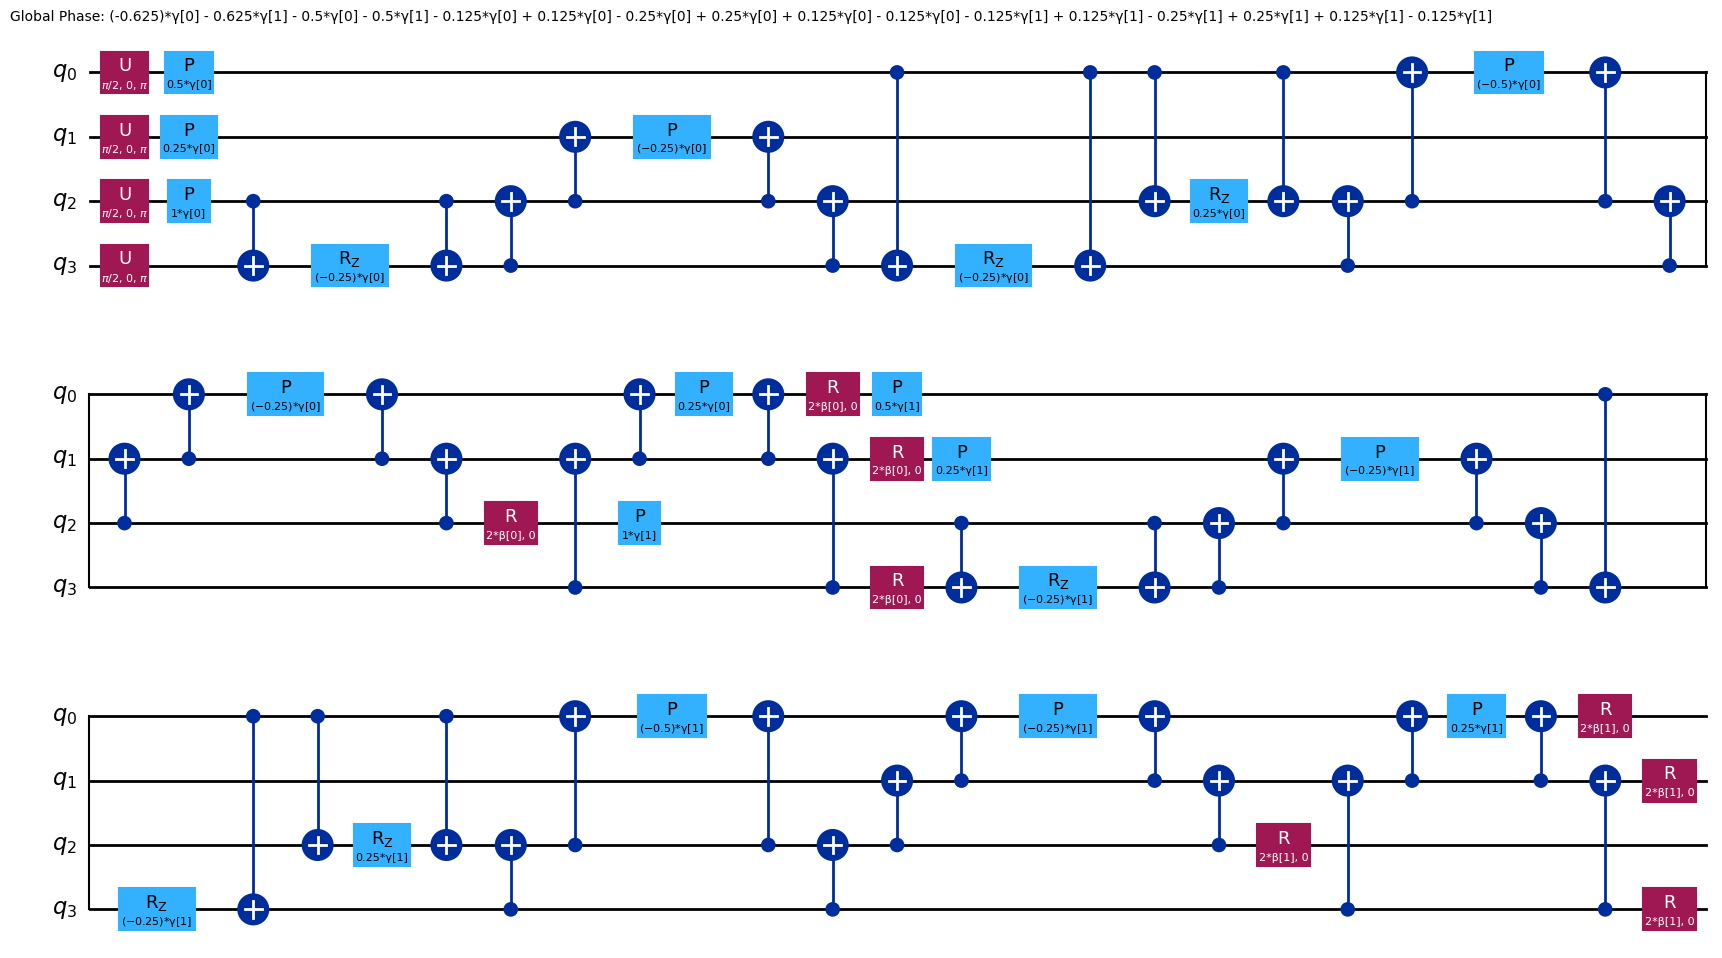
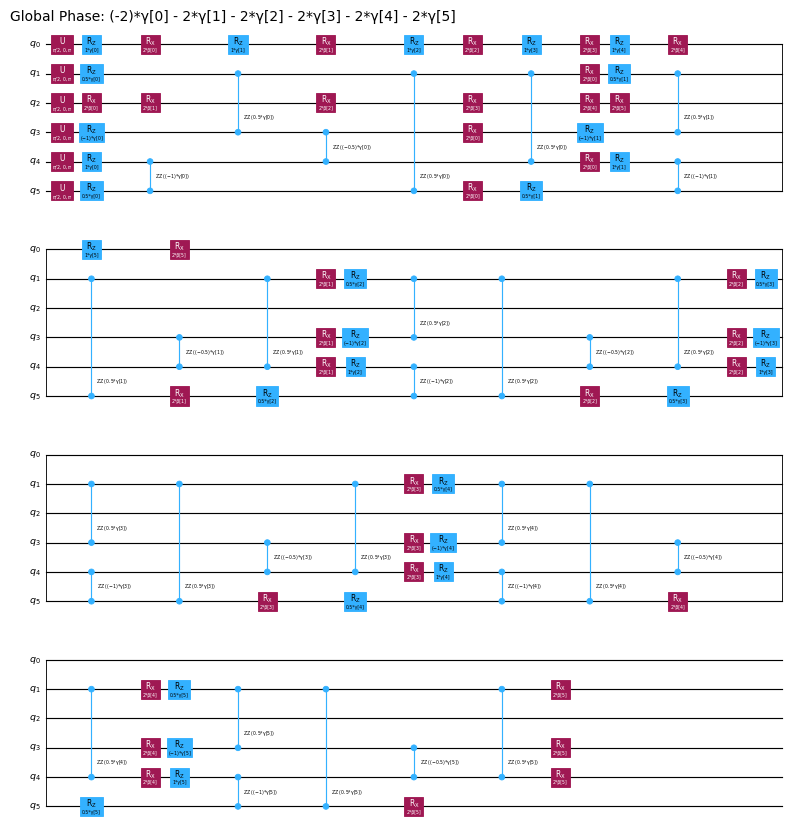
The notebook cell's code change between the first figure and the second:
--- before
+++ after
@@ -1,7 +1,11 @@
 from qiskit.quantum_info import SparsePauliOp
 from qiskit.circuit.library import QAOAAnsatz
+from qiskit.visualization import plot_histogram
+from qiskit.primitives import StatevectorEstimator, StatevectorSampler
+from scipy.optimize import minimize
+import matplotlib.pyplot as plt
 
-sat3_generator = kSATGenerator(5, 4, 3, seed=42)
-formula = sat3_generator.generate()
+
+formula = sat2_generator.generate()
 print(formula)
 
@@ -12,4 +16,39 @@
 print(cost_hamiltonian)
 
-ansatz = QAOAAnsatz(cost_hamiltonian, reps=2)
-ansatz.decompose(reps=3).draw("mpl")
+qaoa_reps = 6 # this is p
+ansatz = QAOAAnsatz(cost_hamiltonian, reps=qaoa_reps)
+fig, ax = plt.subplots(1, 1, figsize=(10, 12))
+ansatz.decompose(reps=2).draw("mpl", ax=ax)
+plt.show()
+print(ansatz.parameters)
+
+
+
+
+estimator = StatevectorEstimator()
+initial_params = np.random.rand(ansatz.num_parameters) * 2 * np.pi
+
+def cost_function(params):
+    pub = (ansatz, cost_hamiltonian, params)
+    job = estimator.run([pub])
+    result = job.result()[0]
+    return result.data.evs
+
+opt_result = minimize(cost_function, initial_params, method="SLSQP", options={"maxiter":100})
+print(opt_result)
+
+optimal_circuit = ansatz.assign_parameters(opt_result.x)
+optimal_circuit.measure_all()
+
+sampler = StatevectorSampler(default_shots=100000)
+
+job = sampler.run([(optimal_circuit,)])
+sample_result = job.result()[0]
+
+counts = sample_result.data.meas.get_counts()
+
+sorted_counts = dict(sorted(counts.items(), key=lambda item: item[1], reverse=True))
+for bitstring, count in sorted_counts.items():
+    print(f"State |{bitstring}>: {count} shots. Num violated: {count_violated_clauses(formula, bitstring)}")
+
+

Commit: change bitstring encoding, qaoa solver